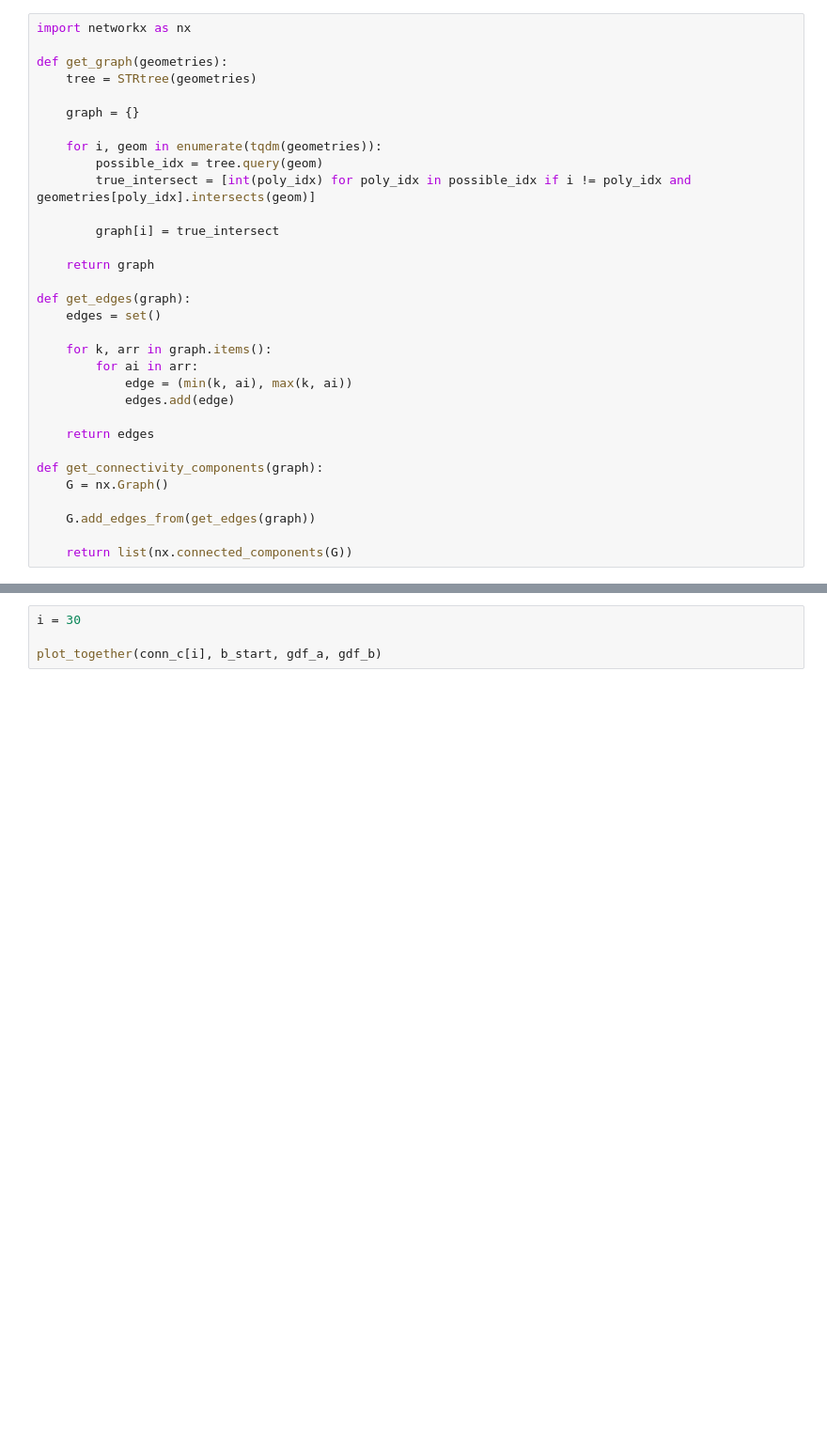
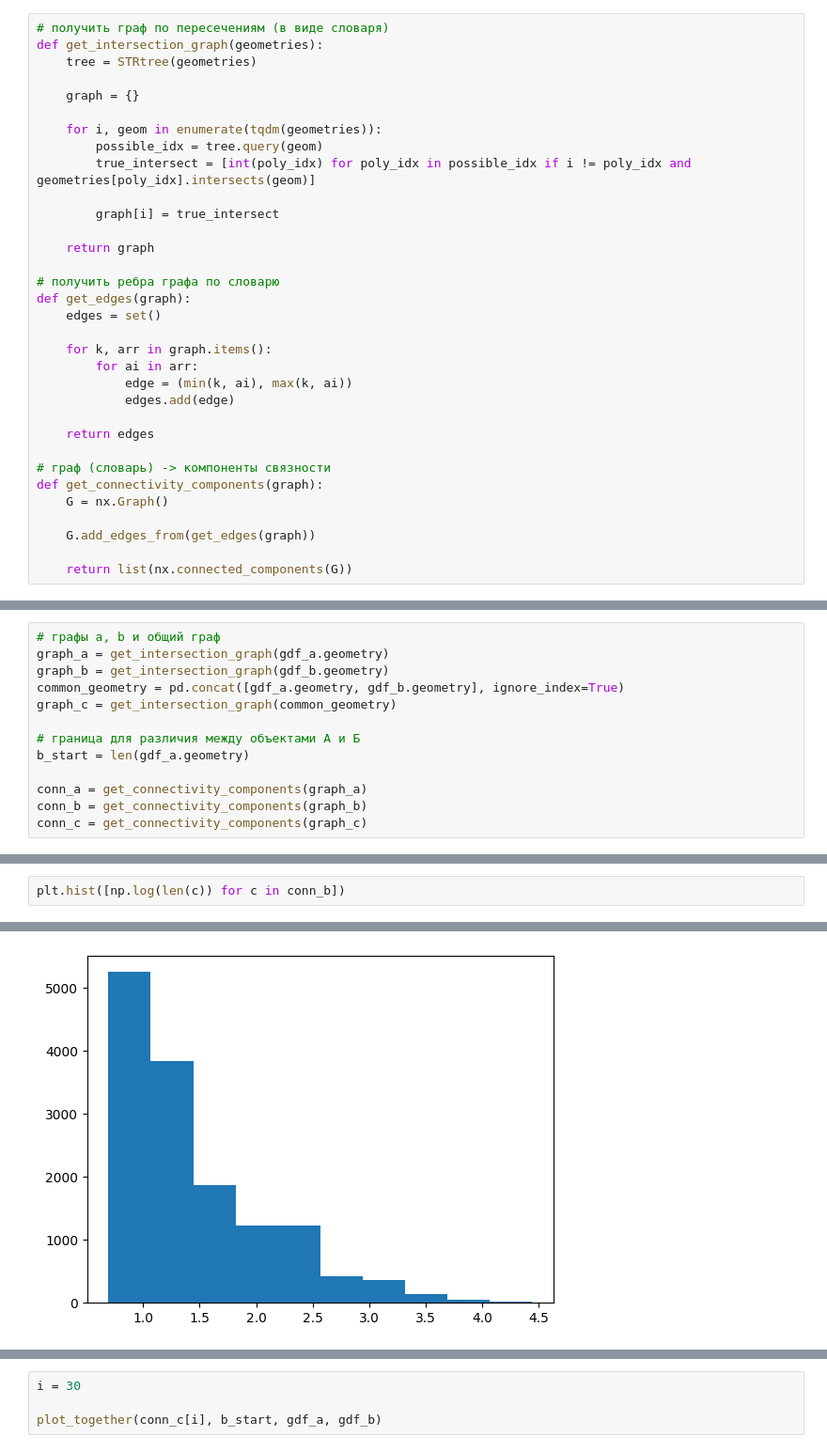
Before and after one commit to ilyakosstin/changellenge_case_MTS, a Jupyter notebook: main.ipynb, the cells around one changed output, grey strips where cells are left out. Shown at 94% size. Cells and saved outputs as stored; diff of their text form; blank space fills up the shorter version.

```diff
--- a/main.ipynb
+++ b/main.ipynb
@@ -95,7 +66,6 @@ from shapely.strtree import STRtree
 # %%
-import networkx as nx
-
-def get_graph(geometries):
+# получить граф по пересечениям (в виде словаря)
+def get_intersection_graph(geometries):
     tree = STRtree(geometries)
 
     graph = {}
@@ -108,6 +78,7 @@ def get_graph(geometries):
 
     return graph
 
+# получить ребра графа по словарю
 def get_edges(graph):
     edges = set()
 
@@ -118,6 +89,7 @@ def get_edges(graph):
 
     return edges
 
+# граф (словарь) -> компоненты связности
 def get_connectivity_components(graph):
     G = nx.Graph()
 
@@ -178,0 +149,13 @@ def jaccard_decomp(conn, b_start, gdf_a, gdf_b):
+# %%
+# графы a, b и общий граф
+graph_a = get_intersection_graph(gdf_a.geometry)
+graph_b = get_intersection_graph(gdf_b.geometry)
+common_geometry = pd.concat([gdf_a.geometry, gdf_b.geometry], ignore_index=True)
+graph_c = get_intersection_graph(common_geometry)
+
+# граница для различия между объектами A и Б
+b_start = len(gdf_a.geometry)
+
+conn_a = get_connectivity_components(graph_a)
+conn_b = get_connectivity_components(graph_b)
+conn_c = get_connectivity_components(graph_c)
@@ -178,0 +181,3 @@ def jaccard_decomp(conn, b_start, gdf_a, gdf_b):
+# %%
+plt.hist([np.log(len(c)) for c in conn_b])
+# %% [output]
@@ -178,0 +190 @@ def jaccard_decomp(conn, b_start, gdf_a, gdf_b):
+[figure, added]
```
Also changed, not shown: parts of 29 cells of this notebook.
